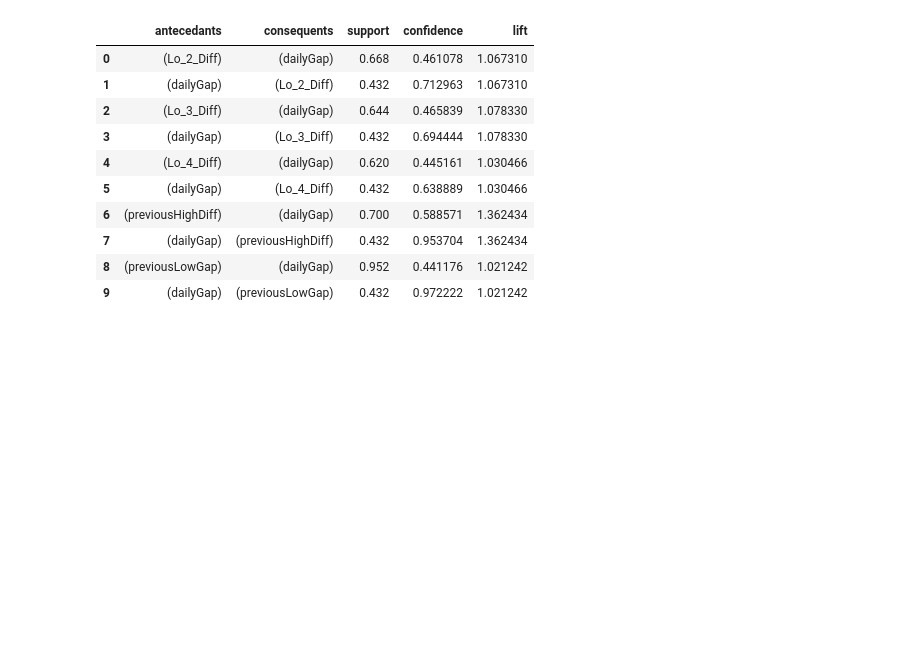
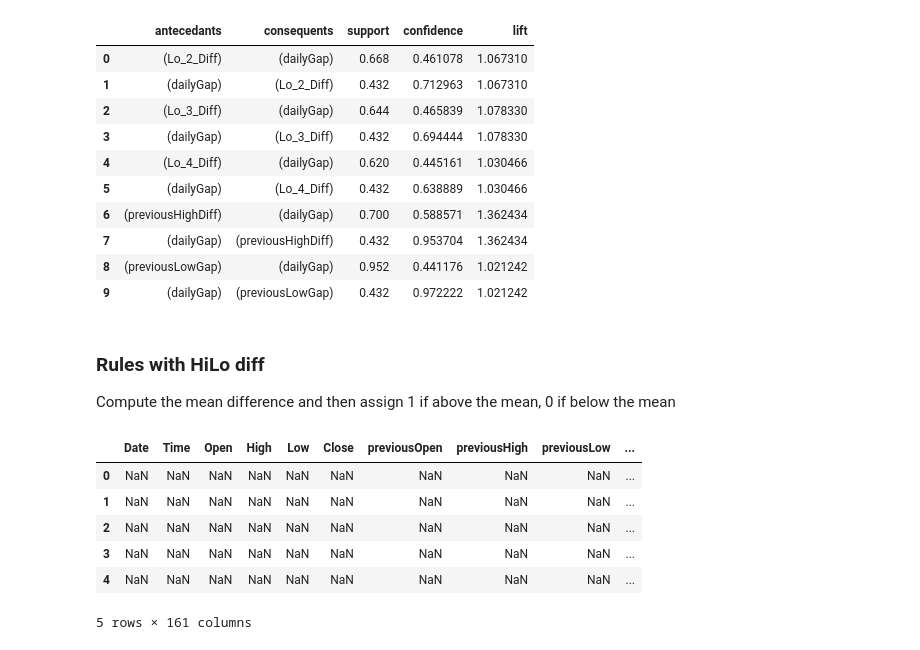
Before and after one commit to zarak/Xrules, a Jupyter notebook: notebooks/Rules.ipynb, the cells around one changed output. Saved outputs shown, nothing was run; the diff lists cells and outputs as text; code cells hidden in the pictures; blank space fills up the shorter version.

```diff
--- a/notebooks/Rules.ipynb
+++ b/notebooks/Rules.ipynb
@@ -740,3 +739,18 @@ rules3.head(10)
 | 7 | (dailyGap) | (previousHighDiff) | 0.432 | 0.953704 | 1.362434 |
 | 8 | (previousLowGap) | (dailyGap) | 0.952 | 0.441176 | 1.021242 |
 | 9 | (dailyGap) | (previousLowGap) | 0.432 | 0.972222 | 1.021242 |
+# %% [markdown]
+### Rules with HiLo diff
+Compute the mean difference and then assign 1 if above the mean, 0 if below the mean
+# %%
+first50withhilo = pd.read_csv(datapath/'3min_X_1year_first50barsWithHiLoDiff.csv')
+# %%
+first50withhilo.head()
+# %% [output]
+|  | Date | Time | Open | High | Low | Close | previousOpen | previousHigh | previousLow | ... |
+| 0 | NaN | NaN | NaN | NaN | NaN | NaN | NaN | NaN | NaN | ... |
+| 1 | NaN | NaN | NaN | NaN | NaN | NaN | NaN | NaN | NaN | ... |
+| 2 | NaN | NaN | NaN | NaN | NaN | NaN | NaN | NaN | NaN | ... |
+| 3 | NaN | NaN | NaN | NaN | NaN | NaN | NaN | NaN | NaN | ... |
+| 4 | NaN | NaN | NaN | NaN | NaN | NaN | NaN | NaN | NaN | ... |
+5 rows × 161 columns
```
Also changed, not shown: parts of 28 cells of this notebook, 1 other file.
